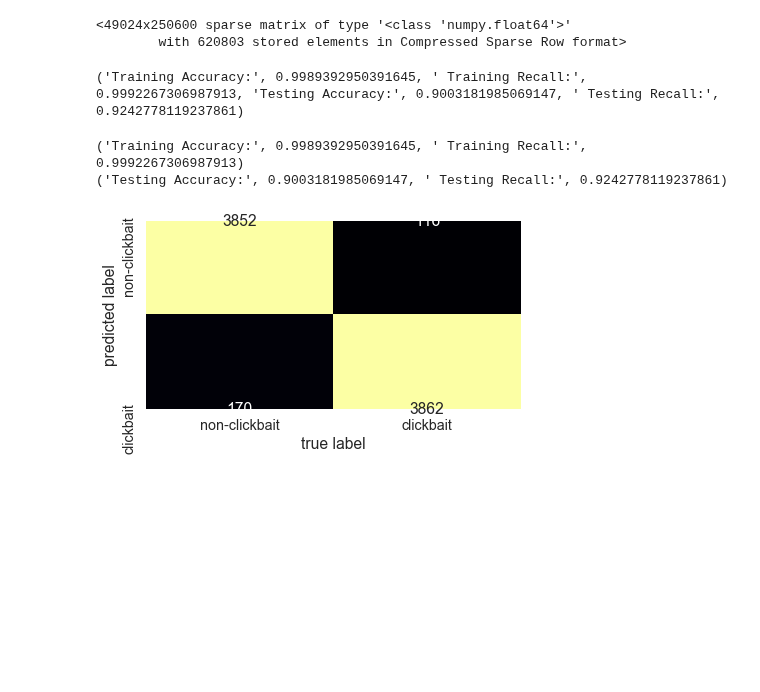
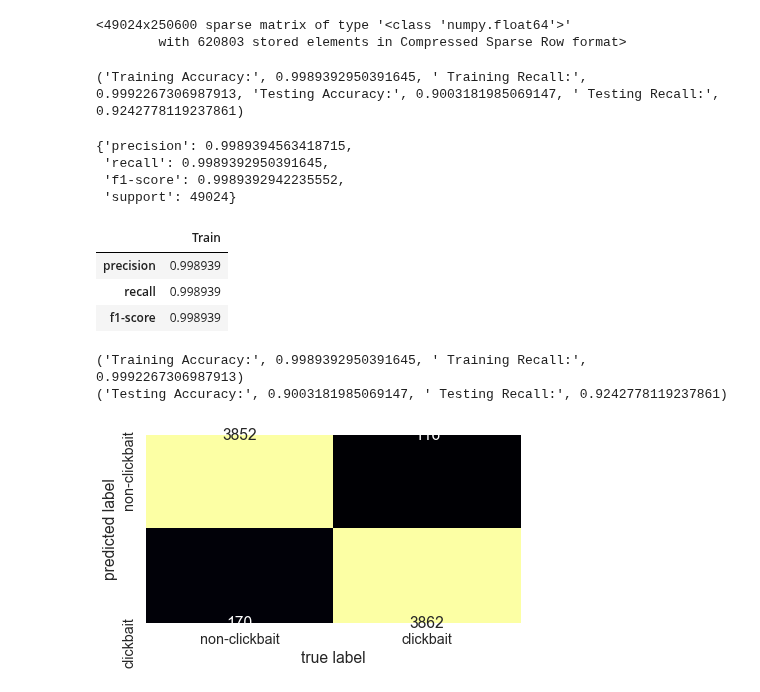
Before and after one commit to tjkim614/clickbait_headline_detector, a Jupyter notebook: 2_scrub.ipynb, the cells around one changed output. Cells and saved outputs as stored; diff of their text form; code cells hidden in the pictures; blank space fills up the shorter version.

Commit message:
matrix to dict

```diff
--- a/2_scrub.ipynb
+++ b/2_scrub.ipynb
@@ -388,6 +390,20 @@ def model_results(train_preds, test_preds):
 print(model_results(nb_train_preds, nb_test_preds))
 # %% [output]
 ('Training Accuracy:', 0.9989392950391645, ' Training Recall:', 0.9992267306987913, 'Testing Accuracy:', 0.9003181985069147, ' Testing Recall:', 0.9242778119237861)
+# %%
+classification_report(y_train, nb_train_preds, output_dict=True)['weighted avg']
+# %% [output]
+{'precision': 0.9989394563418715,
+ 'recall': 0.9989392950391645,
+ 'f1-score': 0.9989392942235552,
+ 'support': 49024}
+# %%
+pd.DataFrame.from_dict(classification_report(y_train, nb_train_preds, output_dict=True)['weighted avg'], orient='index', columns=['Train']).drop('support')
+# %% [output]
+|  | Train |
+| precision | 0.998939 |
+| recall | 0.998939 |
+| f1-score | 0.998939 |
 # %%
 nb_classifier = MultinomialNB(alpha = .05)
 
```
Also changed, not shown: parts of 1 cell of this notebook.
